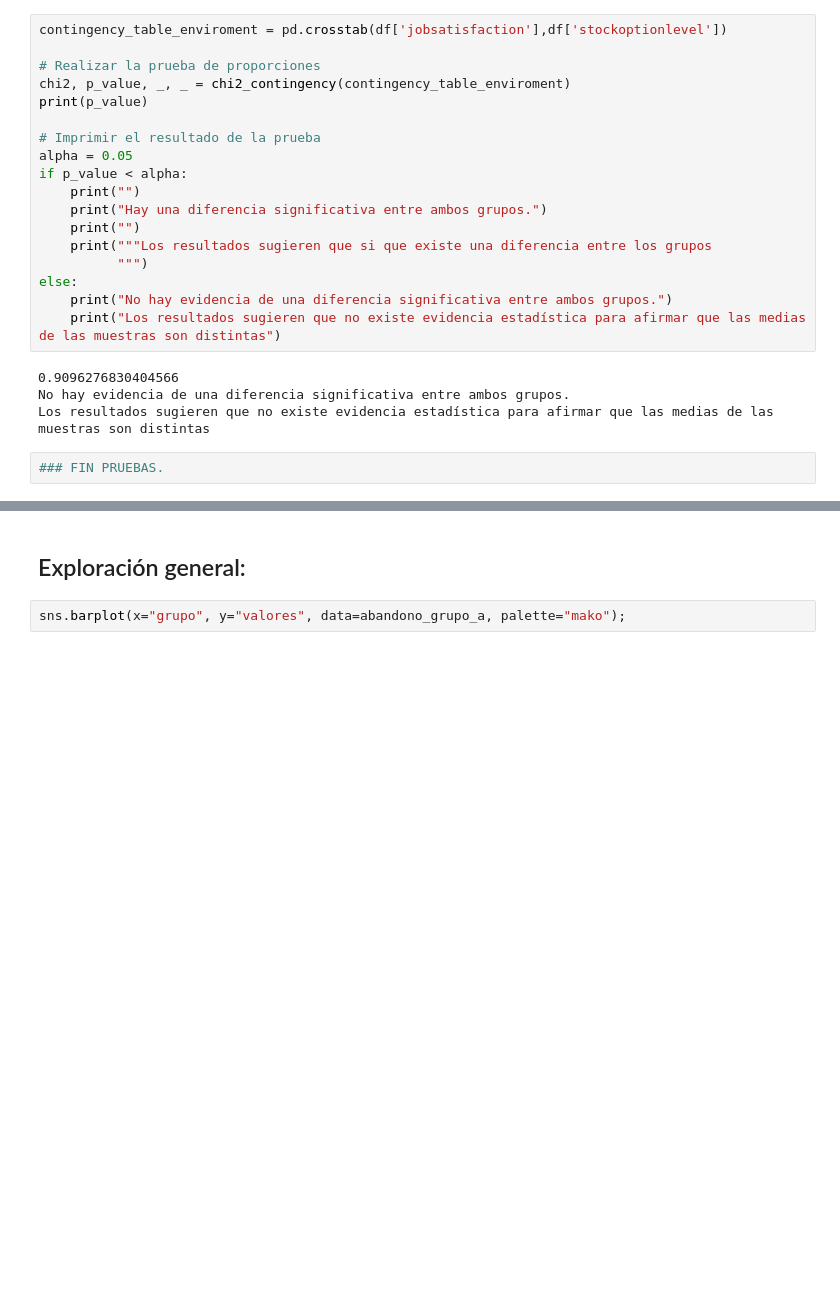
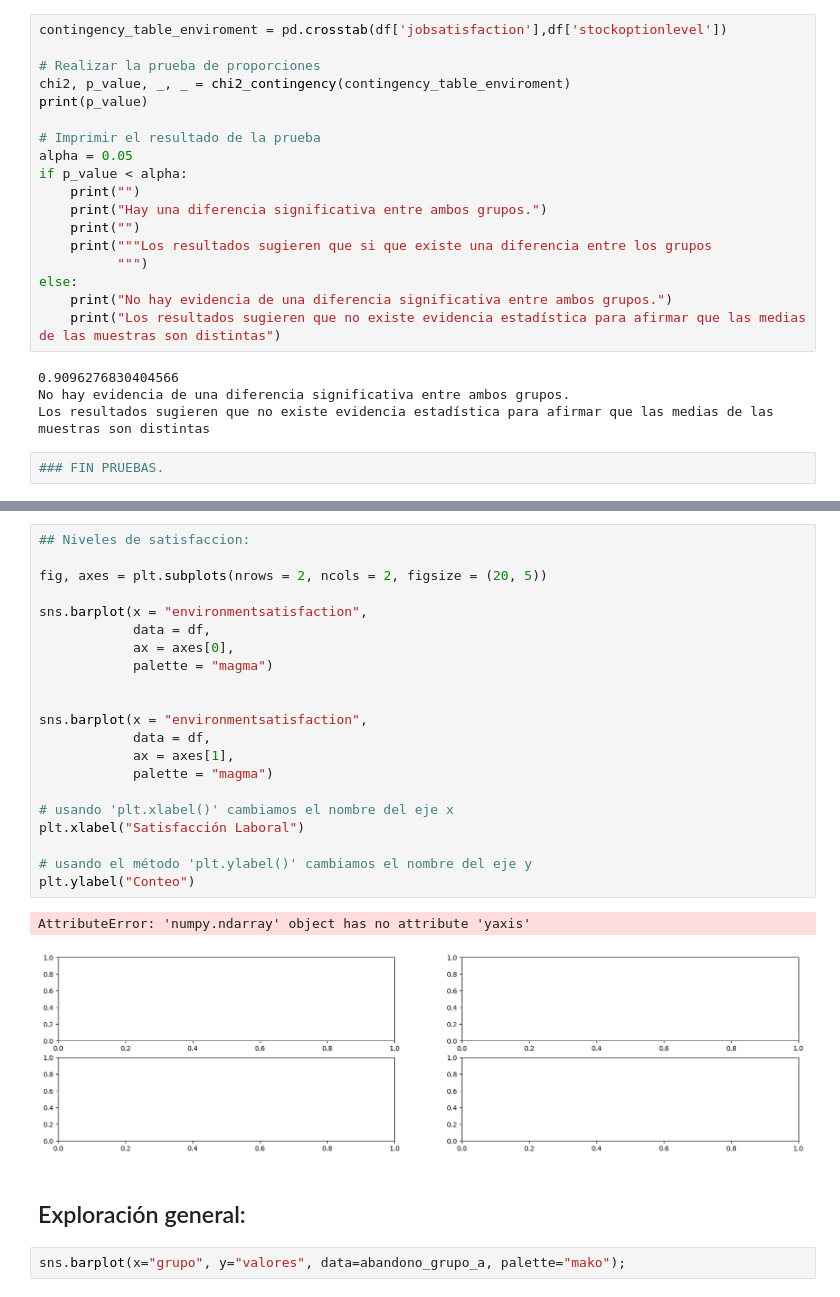
Before and after one commit to ArianaPapantonio/Final_project_module_3, a Jupyter notebook: Fase_4_AB_testing/AB_testing.ipynb, the cells around one changed output, grey strips where cells are left out. Drawn from its saved outputs; the diff is of its cells as text; blank space fills up the shorter version.

```diff
--- a/AB_testing.ipynb
+++ b/Fase_4_AB_testing/AB_testing.ipynb
@@ -462,3 +501,27 @@ Los resultados sugieren que no existe evidencia estadística para afirmar que la
+# %%
+## Niveles de satisfaccion:
+
+fig, axes = plt.subplots(nrows = 2, ncols = 2, figsize = (20, 5))
+
+sns.barplot(x = "environmentsatisfaction",
+            data = df,
+            ax = axes[0],
+            palette = "magma")
+
+
+sns.barplot(x = "environmentsatisfaction",
+            data = df,
+            ax = axes[1],
+            palette = "magma")
+
+# usando 'plt.xlabel()' cambiamos el nombre del eje x
+plt.xlabel("Satisfacción Laboral")
+
+# usando el método 'plt.ylabel()' cambiamos el nombre del eje y
+plt.ylabel("Conteo")
+# %% [output]
+AttributeError: 'numpy.ndarray' object has no attribute 'yaxis'
+[figure, added]
 # %% [markdown]
 ## Exploración general:
 # %%
```
Also changed, not shown: parts of 6 cells of this notebook, 19 other files.
